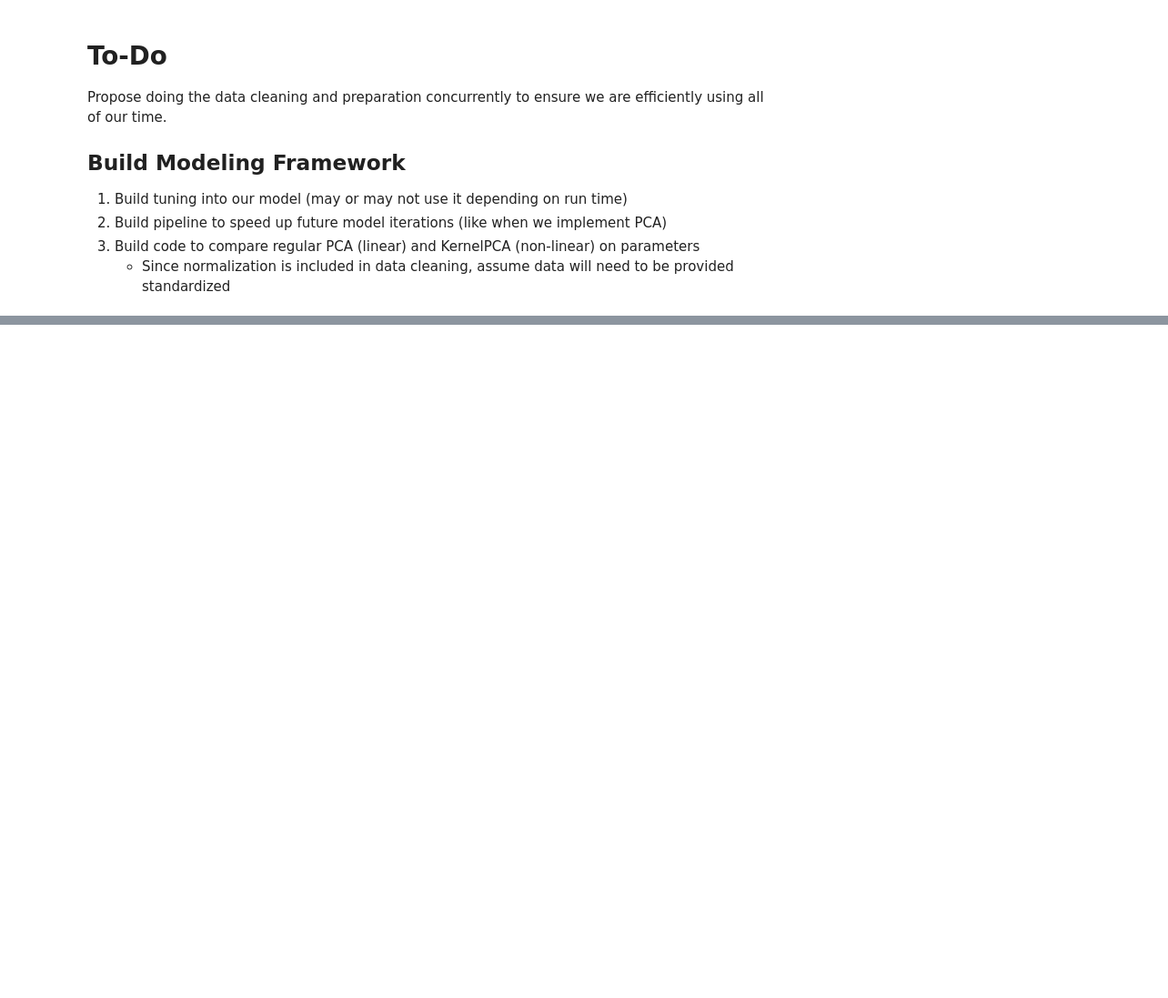
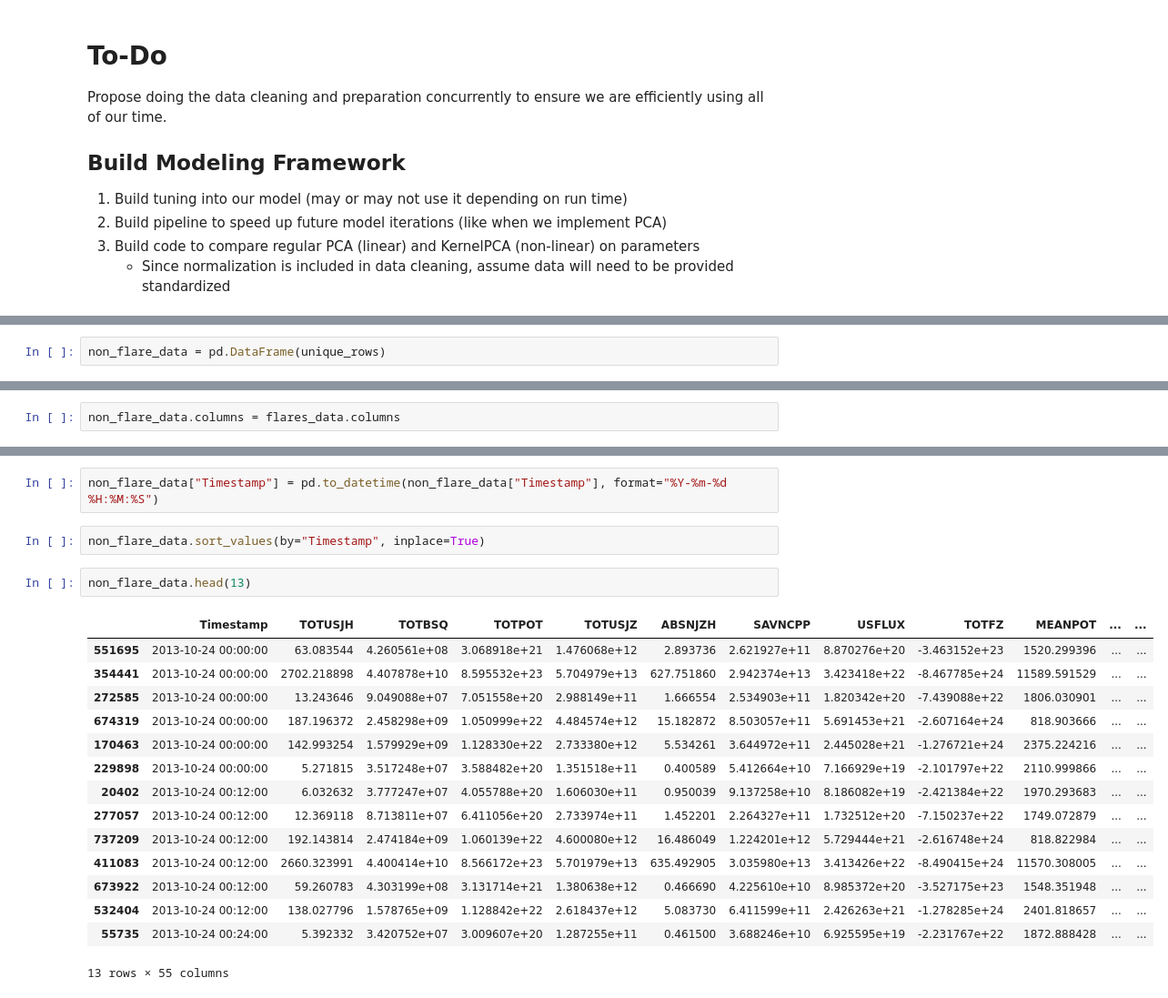
Before and after one commit to kbarbre/DS6050-SolarFlarePrediction, a Jupyter notebook: InitialDataExploration.ipynb, the cells around one changed output, grey strips where cells are left out. Shown at 91% size. Drawn from its saved outputs; the diff is of its cells as text; blank space fills up the shorter version.

Commit message:
Create continuous data, start model prediction

```diff
--- a/InitialDataExploration.ipynb
+++ b/InitialDataExploration.ipynb
@@ -224,0 +412,2 @@ Propose doing the data cleaning and preparation concurrently to ensure we are ef
+# %%
+non_flare_data = pd.DataFrame(unique_rows)
@@ -224,0 +424,2 @@ Propose doing the data cleaning and preparation concurrently to ensure we are ef
+# %%
+non_flare_data.columns = flares_data.columns
@@ -224,0 +436,22 @@ Propose doing the data cleaning and preparation concurrently to ensure we are ef
+# %%
+non_flare_data["Timestamp"] = pd.to_datetime(non_flare_data["Timestamp"], format="%Y-%m-%d %H:%M:%S")
+# %%
+non_flare_data.sort_values(by="Timestamp", inplace=True)
+# %%
+non_flare_data.head(13)
+# %% [output]
+|  | Timestamp | TOTUSJH | TOTBSQ | TOTPOT | TOTUSJZ | ABSNJZH | SAVNCPP | USFLUX | TOTFZ | MEANPOT | ... | ... |
+| 551695 | 2013-10-24 00:00:00 | 63.083544 | 4.260561e+08 | 3.068918e+21 | 1.476068e+12 | 2.893736 | 2.621927e+11 | 8.870276e+20 | -3.463152e+23 | 1520.299396 | ... | ... |
+| 354441 | 2013-10-24 00:00:00 | 2702.218898 | 4.407878e+10 | 8.595532e+23 | 5.704979e+13 | 627.751860 | 2.942374e+13 | 3.423418e+22 | -8.467785e+24 | 11589.591529 | ... | ... |
+| 272585 | 2013-10-24 00:00:00 | 13.243646 | 9.049088e+07 | 7.051558e+20 | 2.988149e+11 | 1.666554 | 2.534903e+11 | 1.820342e+20 | -7.439088e+22 | 1806.030901 | ... | ... |
+| 674319 | 2013-10-24 00:00:00 | 187.196372 | 2.458298e+09 | 1.050999e+22 | 4.484574e+12 | 15.182872 | 8.503057e+11 | 5.691453e+21 | -2.607164e+24 | 818.903666 | ... | ... |
+| 170463 | 2013-10-24 00:00:00 | 142.993254 | 1.579929e+09 | 1.128330e+22 | 2.733380e+12 | 5.534261 | 3.644972e+11 | 2.445028e+21 | -1.276721e+24 | 2375.224216 | ... | ... |
+| 229898 | 2013-10-24 00:00:00 | 5.271815 | 3.517248e+07 | 3.588482e+20 | 1.351518e+11 | 0.400589 | 5.412664e+10 | 7.166929e+19 | -2.101797e+22 | 2110.999866 | ... | ... |
+| 20402 | 2013-10-24 00:12:00 | 6.032632 | 3.777247e+07 | 4.055788e+20 | 1.606030e+11 | 0.950039 | 9.137258e+10 | 8.186082e+19 | -2.421384e+22 | 1970.293683 | ... | ... |
+| 277057 | 2013-10-24 00:12:00 | 12.369118 | 8.713811e+07 | 6.411056e+20 | 2.733974e+11 | 1.452201 | 2.264327e+11 | 1.732512e+20 | -7.150237e+22 | 1749.072879 | ... | ... |
+| 737209 | 2013-10-24 00:12:00 | 192.143814 | 2.474184e+09 | 1.060139e+22 | 4.600080e+12 | 16.486049 | 1.224201e+12 | 5.729444e+21 | -2.616748e+24 | 818.822984 | ... | ... |
+| 411083 | 2013-10-24 00:12:00 | 2660.323991 | 4.400414e+10 | 8.566172e+23 | 5.701979e+13 | 635.492905 | 3.035980e+13 | 3.413426e+22 | -8.490415e+24 | 11570.308005 | ... | ... |
+| 673922 | 2013-10-24 00:12:00 | 59.260783 | 4.303199e+08 | 3.131714e+21 | 1.380638e+12 | 0.466690 | 4.225610e+10 | 8.985372e+20 | -3.527175e+23 | 1548.351948 | ... | ... |
+| 532404 | 2013-10-24 00:12:00 | 138.027796 | 1.578765e+09 | 1.128842e+22 | 2.618437e+12 | 5.083730 | 6.411599e+11 | 2.426263e+21 | -1.278285e+24 | 2401.818657 | ... | ... |
+| 55735 | 2013-10-24 00:24:00 | 5.392332 | 3.420752e+07 | 3.009607e+20 | 1.287255e+11 | 0.461500 | 3.688246e+10 | 6.925595e+19 | -2.231767e+22 | 1872.888428 | ... | ... |
+13 rows × 55 columns
```
Also changed, not shown: parts of 84 cells of this notebook, 4 other files.
